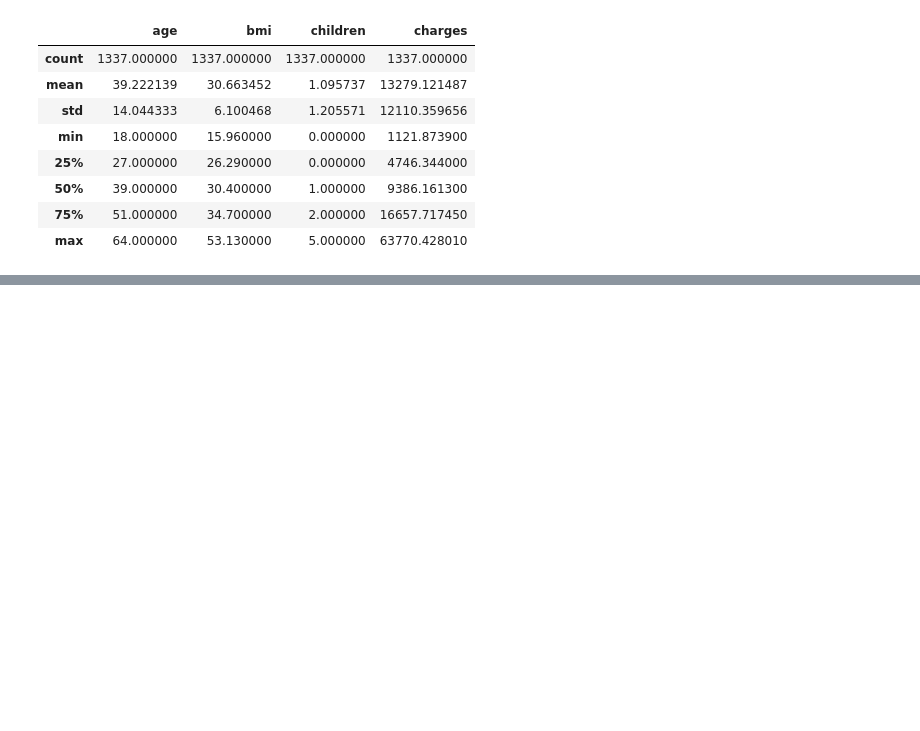
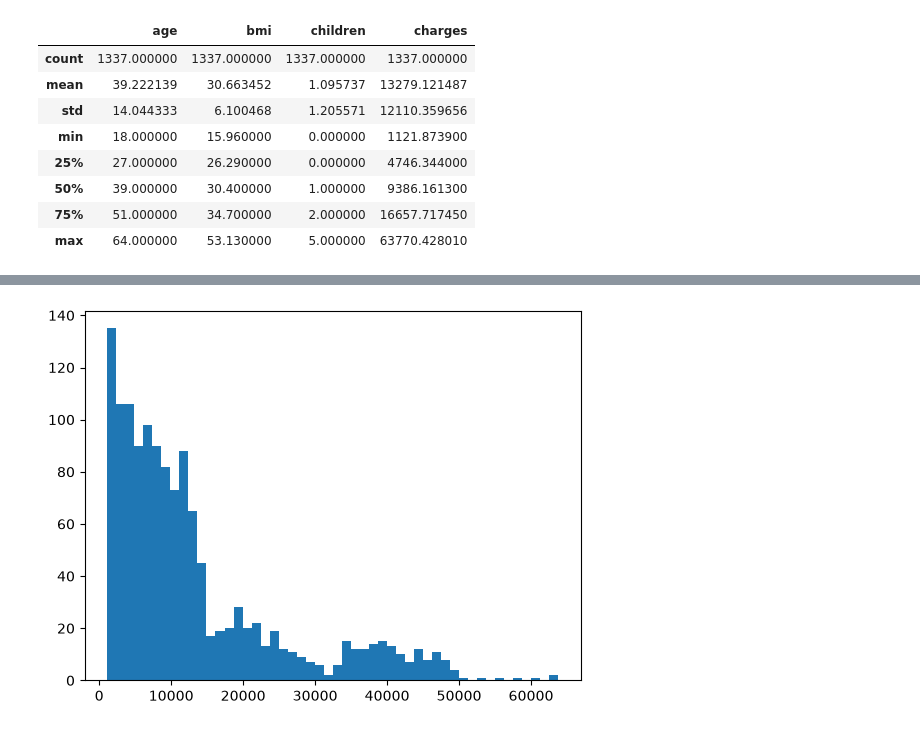
Before and after one commit to jvd1990/insurance-linear-regression-pytorch, a Jupyter notebook: insurance_linear_regression.ipynb, the cells around one changed output, grey strips where cells are left out. Saved outputs shown, nothing was run; the diff lists cells and outputs as text; code cells hidden in the pictures; blank space fills up the shorter version.

```diff
--- a/insurance_linear_regression.ipynb
+++ b/insurance_linear_regression.ipynb
@@ -97,0 +104,4 @@ df.describe()
+# %%
+plt.hist(df['charges'], bins=50);
+# %% [output]
+[figure, added]
```
Also changed, not shown: parts of 10 cells of this notebook.
